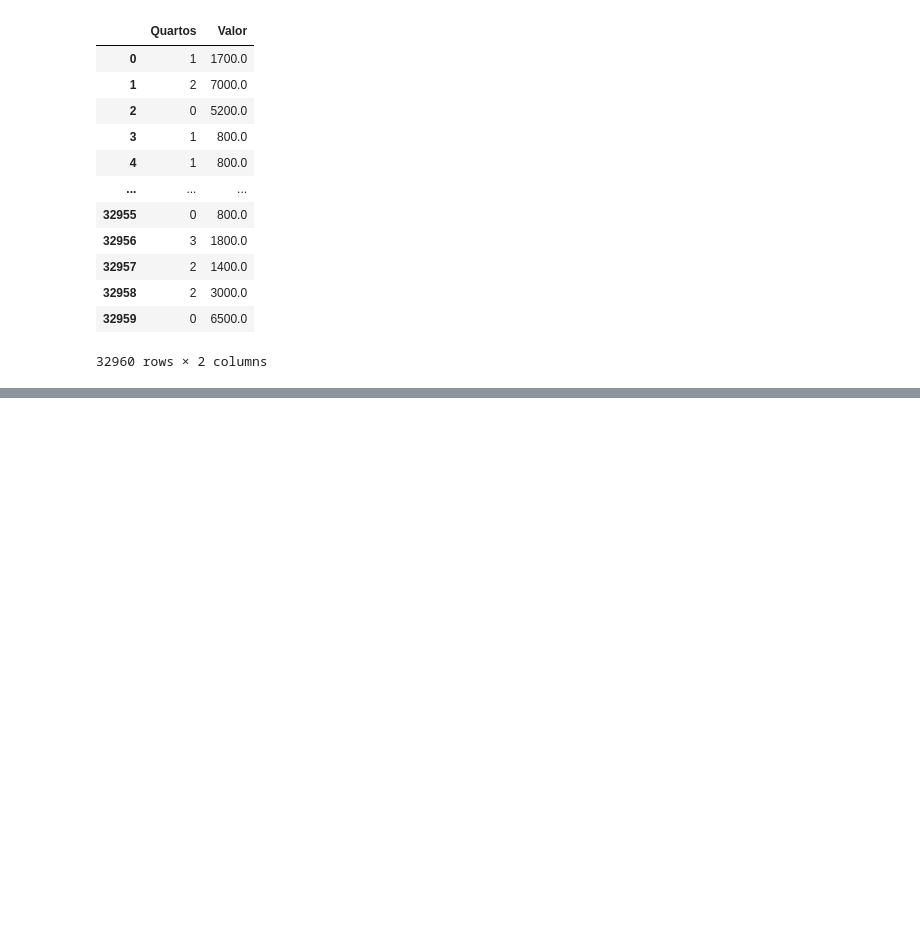
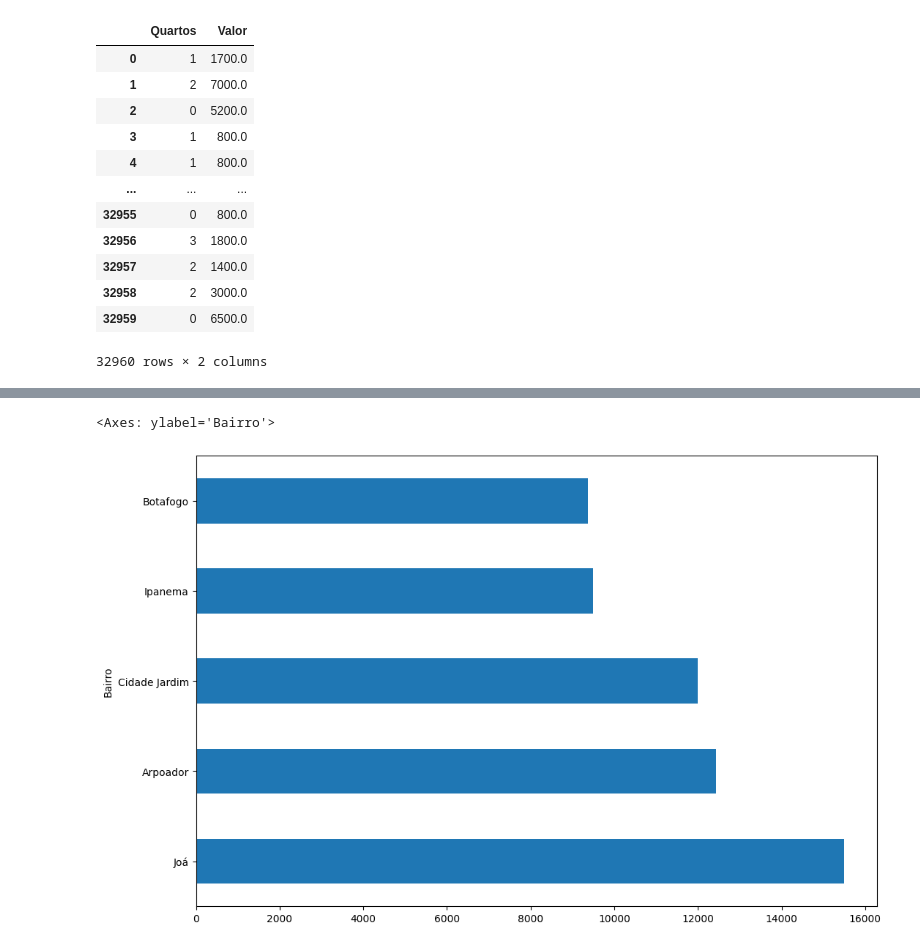
Before and after one commit to DouglasLeite77/python, a Jupyter notebook: curso panda/app.ipynb, the cells around one changed output, grey strips where cells are left out. Drawn from its saved outputs; the diff is of its cells as text; code cells hidden in the pictures; blank space fills up the shorter version.

```diff
--- a/curso panda/app.ipynb
+++ b/curso panda/app.ipynb
@@ -93,0 +197,2 @@ dados[['Quartos','Valor']]
+# %%
+dados_residenciais = dados.query('@imoveis_comerciais not in Tipo')
@@ -93,0 +238,2 @@ dados[['Quartos','Valor']]
+# %%
+df = dados_residenciais.query('Tipo == "Apartamento"')
@@ -93,0 +296,6 @@ dados[['Quartos','Valor']]
+# %%
+media_valor_bairro = df.groupby('Bairro')['Valor'].mean().sort_values(ascending=False)
+media_valor_bairro.head().plot(kind='barh', figsize=(12, 8))
+# %% [output]
+<Axes: ylabel='Bairro'>
+[figure, added]
```
Also changed, not shown: parts of 34 cells of this notebook, 1 other file.
